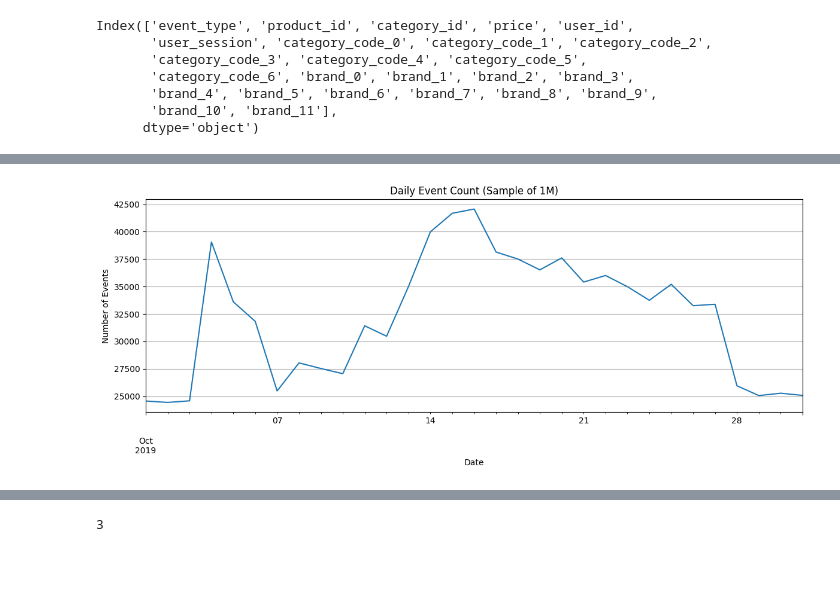
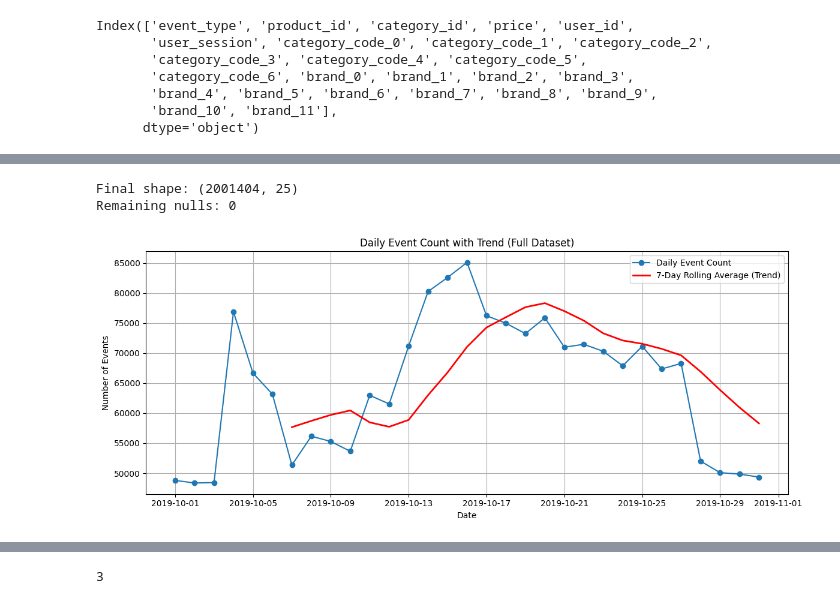
Before and after one commit to Nouran246/Sales-Customer-Behavior-Analysis, a Jupyter notebook: Preprocessing/Preprocess Code/Customer Behaviour preprocessing.ipynb, the cells around one changed output, grey strips where cells are left out. Drawn from its saved outputs; the diff is of its cells as text; code cells hidden in the pictures; blank space fills up the shorter version.

```diff
--- a/Preprocessing/Preprocess Code/Customer Behaviour preprocessing.ipynb
+++ b/Preprocessing/Preprocess Code/Customer Behaviour preprocessing.ipynb
@@ -275,5 +260,3 @@ df.head()
-# %%
-df = df.drop(['category_code', 'brand'], axis=1)
 # %%
 df.head()
 # %% [output]
@@ -292,10 +275,4 @@ IQR = Q3 - Q1
 lower_bound = Q1 - 1.5 * IQR
 upper_bound = Q3 + 1.5 * IQR
 
-outliers = df[(df['price'] < lower_bound) | (df['price'] > upper_bound)]
-
-if not outliers.empty:
-  print("Outliers found in the 'price' column:")
-  print(outliers[['price']])
-else:
-  print("No outliers found in the 'price' column based on the IQR method.")
+df = df[(df['price'] >= lower_bound) & (df['price'] <= upper_bound)]
@@ -449,0 +413,8 @@ Index(['event_type', 'product_id', 'category_id', 'price', 'user_id',
+# %%
+print(df[df.isnull().any(axis=1)])  # show rows with nulls
+
+# For example, if null is in features, you can:
+df = df.dropna()  # or fillna with mean/median/mode if you prefer
+
+# If it’s just one or a few rows, dropping might be simplest:
+print("Remaining nulls:", df.isnull().sum().sum())
@@ -450 +439,8 @@ Index(['event_type', 'product_id', 'category_id', 'price', 'user_id',
+# %%
+# Final check
+print("Final shape:", df.shape)
+print("Remaining nulls:", df.isnull().sum().sum())
+# %% [output]
+Final shape: (2001404, 25)
+Remaining nulls: 0
 # %%
@@ -451,15 +448,21 @@ Index(['event_type', 'product_id', 'category_id', 'price', 'user_id',
 daily_events = df.resample('D').size()
+# %%
+# Compute 7-day rolling average for trend
+rolling_avg = daily_events.rolling(window=7).mean()
 # %%
 # Plot the result
 plt.figure(figsize=(12, 5))
-daily_events.plot(title='Daily Event Count (Sample of 1M)')
+plt.plot(daily_events, label='Daily Event Count', marker='o')
+plt.plot(rolling_avg, label='7-Day Rolling Average (Trend)', color='red', linewidth=2)
+plt.title('Daily Event Count with Trend (Full Dataset)')
 plt.ylabel('Number of Events')
 plt.xlabel('Date')
 plt.grid(True)
+plt.legend()
 plt.tight_layout()
 plt.show()
 # %% [output]
-[figure, old version]
+[figure, new version]
 # %%
 # Additive decomposition
 result_add = seasonal_decompose(daily_events, model='additive', period=7)  # period=7 for weekly seasonality
```
Also changed, not shown: parts of 46 cells of this notebook, 1 other file.
